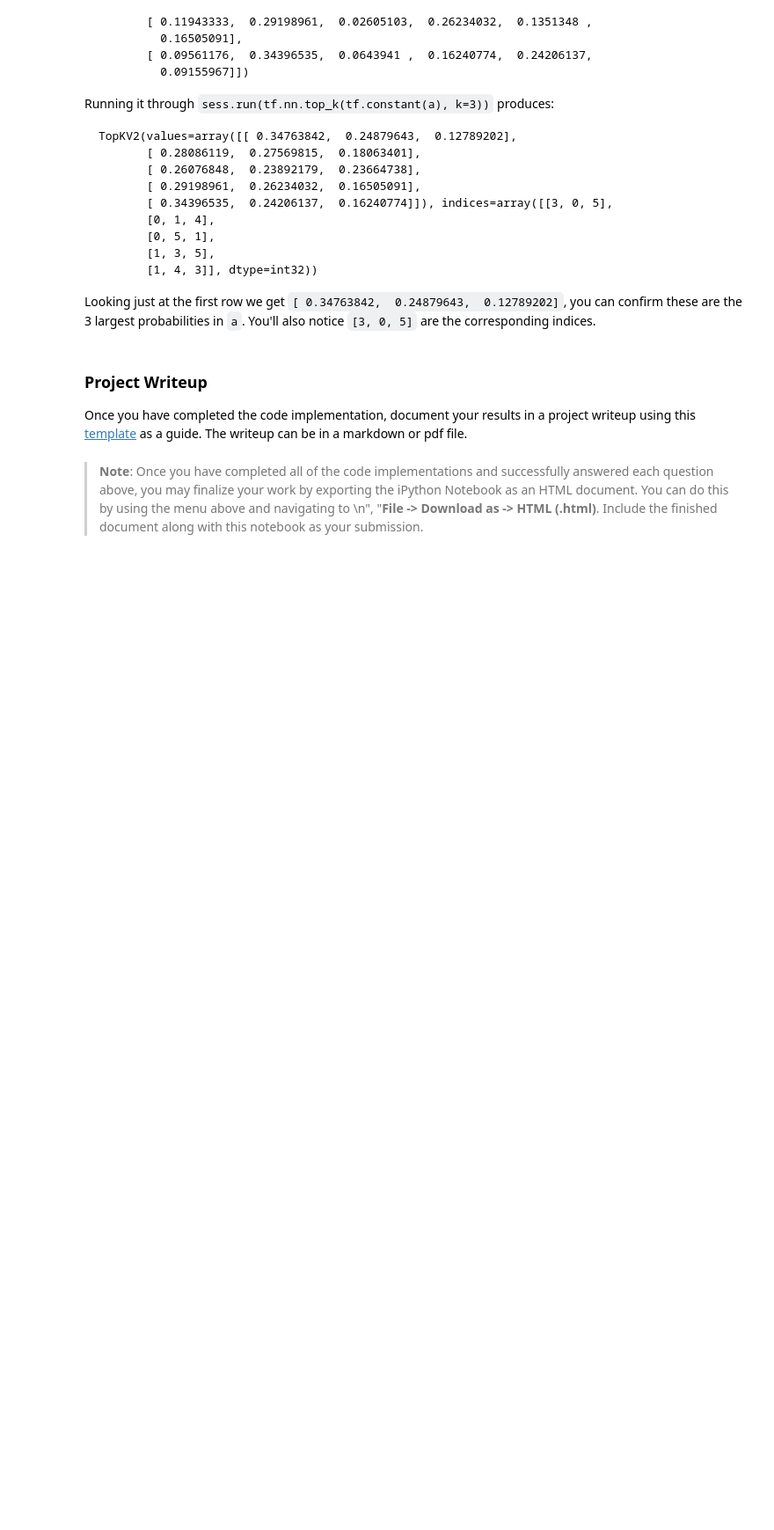
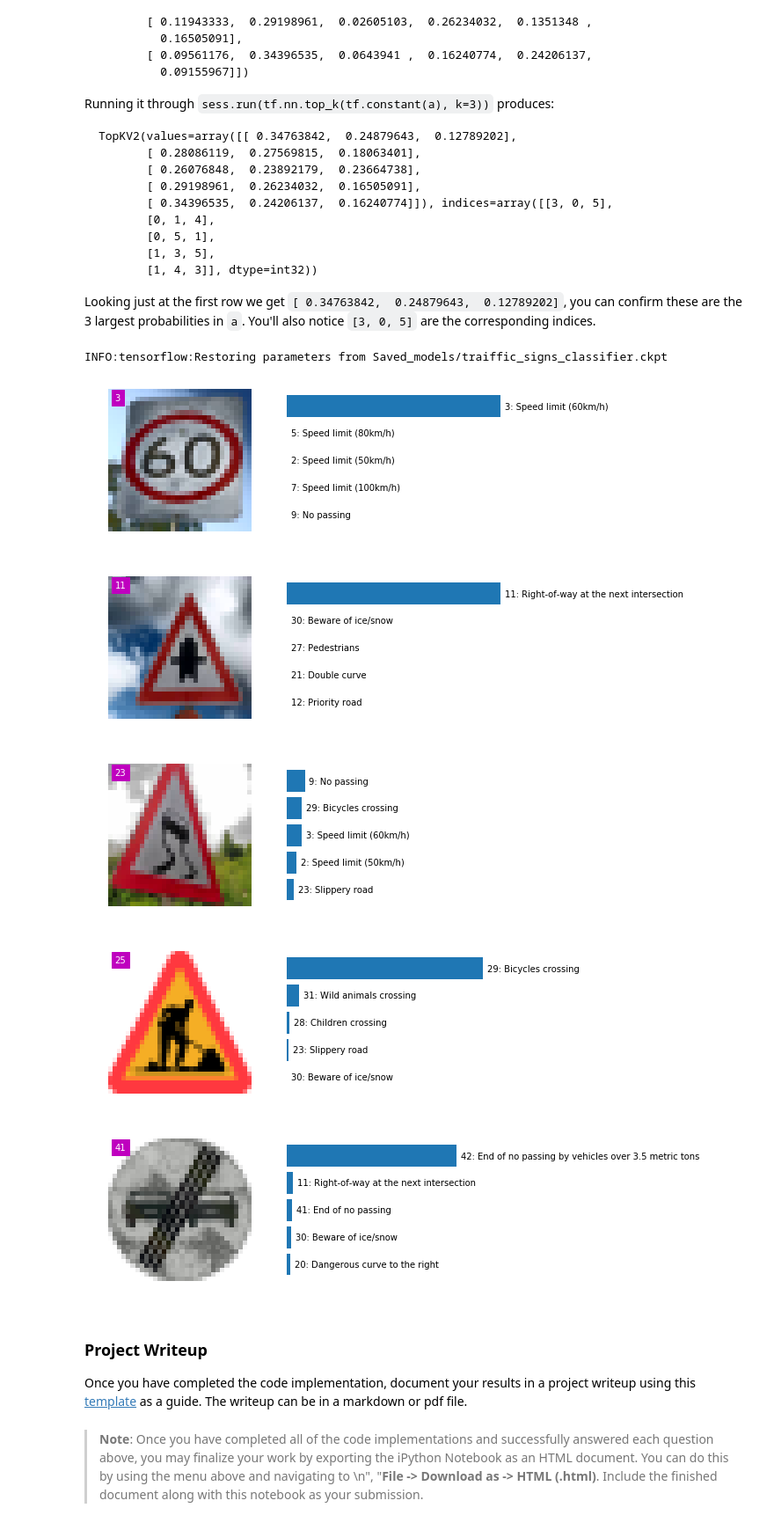
Before and after one commit to hapuhundre/Traffic_Sign_Classifier, a Jupyter notebook: Traffic_Sign_Classifier.ipynb, the cells around one changed output. Shown: that part at 88% size. Cells and saved outputs as stored; diff of their text form; code cells hidden in the pictures; blank space fills up the shorter version.

```diff
--- a/Traffic_Sign_Classifier.ipynb
+++ b/Traffic_Sign_Classifier.ipynb
@@ -550,3 +547,42 @@ Looking just at the first row we get `[ 0.34763842,  0.24879643,  0.12789202]`,
+# %%
+import pandas as pd
+
+signs_pd = pd.read_csv('signnames.csv')
+# %%
+### Print out the top five softmax probabilities for the predictions on the German traffic sign images found on the web.
+### Feel free to use as many code cells as needed.
+softmax = tf.nn.softmax(logits)
+pred_top5 = tf.nn.top_k(softmax, k=5)
+
+with tf.Session() as sess:
+    saver.restore(sess, 'Saved_models/traiffic_signs_classifier.ckpt')
+
+    predictions_top5 = sess.run(pred_top5, feed_dict={x: new_imgs, y: labels, keep_prob: 1.0})
+
+    for i in range(len(labels)):
+        plt.figure(figsize = (8,3))
+        gs = gridspec.GridSpec(1, 2, width_ratios=[2,3])
+        ax = plt.subplot(gs[0])
+        ax.set_aspect('equal')
+        plt.imshow(new_imgs[i]+.5)
+        plt.text(1,2,str(labels[i]),color='w',backgroundcolor='m')
+        plt.axis('off')
+
+        plt.subplot(gs[1])
+        plt.barh(5-np.arange(5), predictions_top5.values[i], align='center')
+        plt.xlim(xmax=1)
+        for j in range(5):
+            plt.text(predictions_top5.values[i][j]+0.02, 4.9-j,
+                     str(predictions_top5.indices[i][j])+': '
+                     +signs_pd['SignName'][predictions_top5.indices[i][j]])
+        plt.axis('off')
+# %% [output]
+INFO:tensorflow:Restoring parameters from Saved_models/traiffic_signs_classifier.ckpt
+[figure, added]
+[figure, added]
+[figure, added]
+[figure, added]
+[figure, added]
 # %% [markdown]
 ### Project Writeup
 
```
Also changed, not shown: parts of 1 cell of this notebook.
